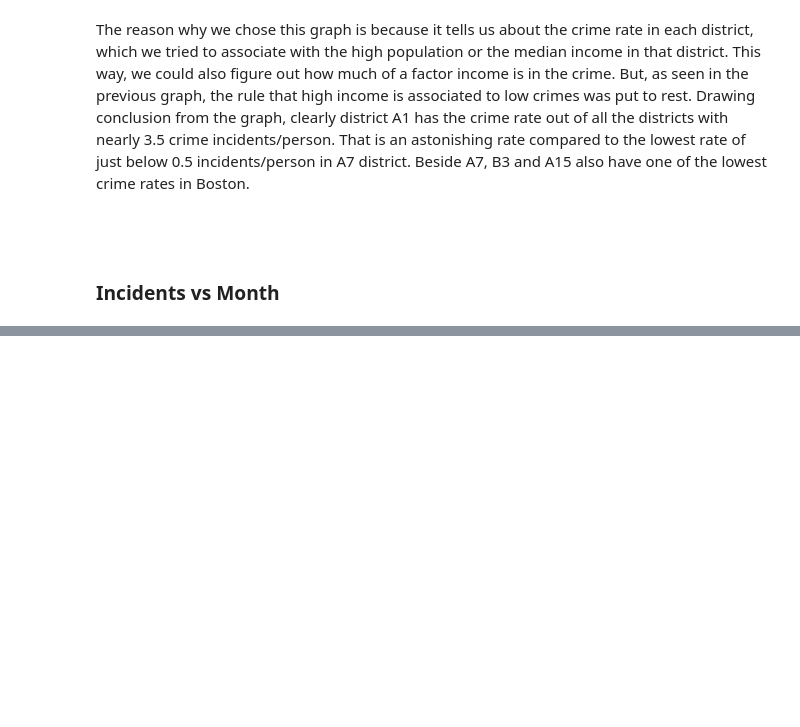
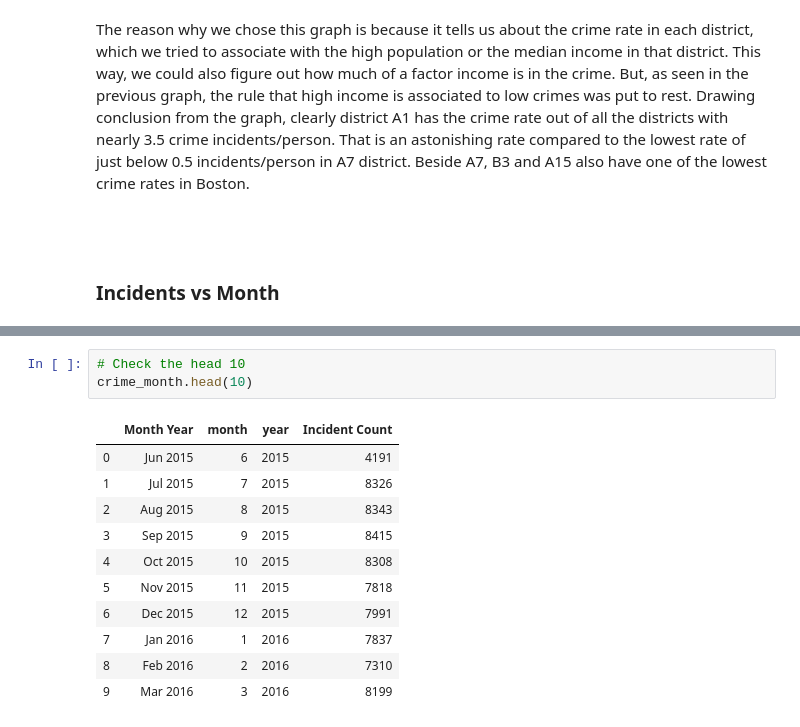
Before and after one commit to Prakhar-Saxena/INFO212-FinalProject, a Jupyter notebook: Final Project.ipynb, the cells around one changed output, grey strips where cells are left out. Drawn from its saved outputs; the diff is of its cells as text; blank space fills up the shorter version.

```diff
--- a/Final Project.ipynb
+++ b/Final Project.ipynb
@@ -258,0 +271,15 @@ AttributeError: module 'pandas' has no attribute 'TimeGrouper'
+# %%
+# Check the head 10
+crime_month.head(10)
+# %% [output]
+|  | Month Year | month | year | Incident Count |
+| 0 | Jun 2015 | 6 | 2015 | 4191 |
+| 1 | Jul 2015 | 7 | 2015 | 8326 |
+| 2 | Aug 2015 | 8 | 2015 | 8343 |
+| 3 | Sep 2015 | 9 | 2015 | 8415 |
+| 4 | Oct 2015 | 10 | 2015 | 8308 |
+| 5 | Nov 2015 | 11 | 2015 | 7818 |
+| 6 | Dec 2015 | 12 | 2015 | 7991 |
+| 7 | Jan 2016 | 1 | 2016 | 7837 |
+| 8 | Feb 2016 | 2 | 2016 | 7310 |
+| 9 | Mar 2016 | 3 | 2016 | 8199 |
```
Also changed, not shown: parts of 7 cells of this notebook.
